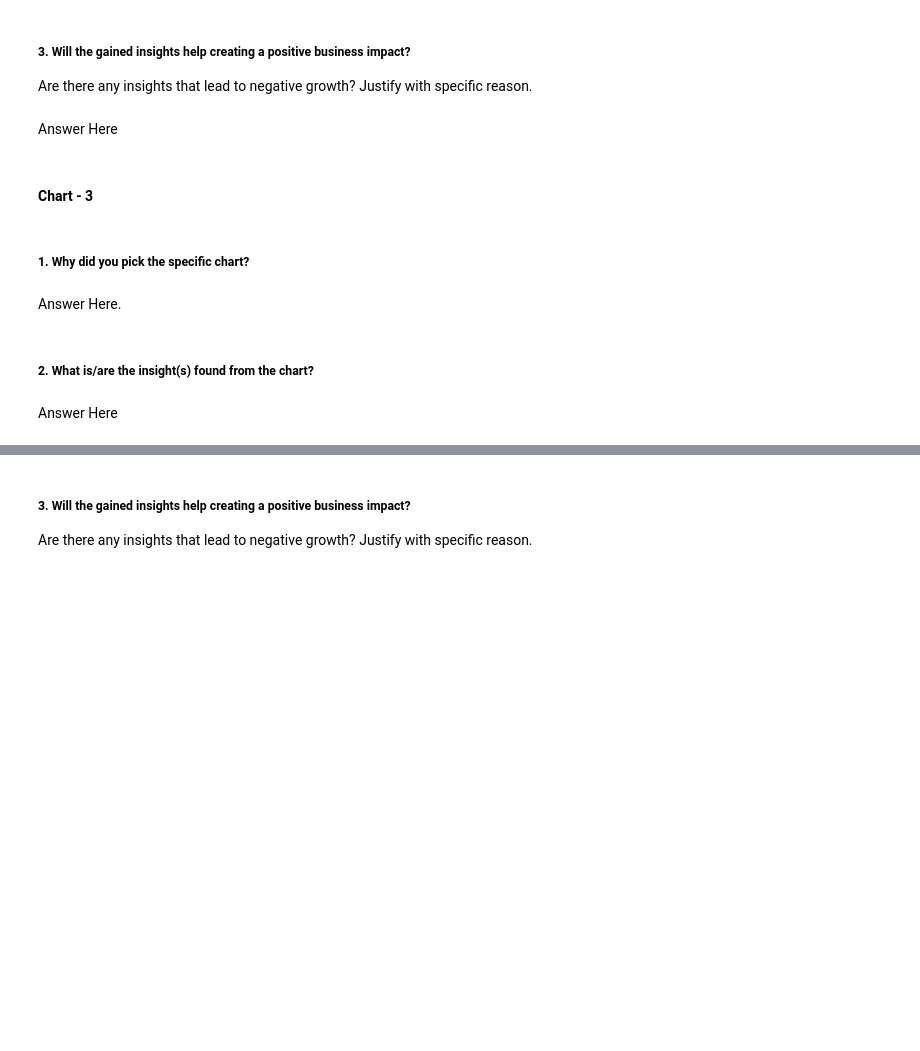
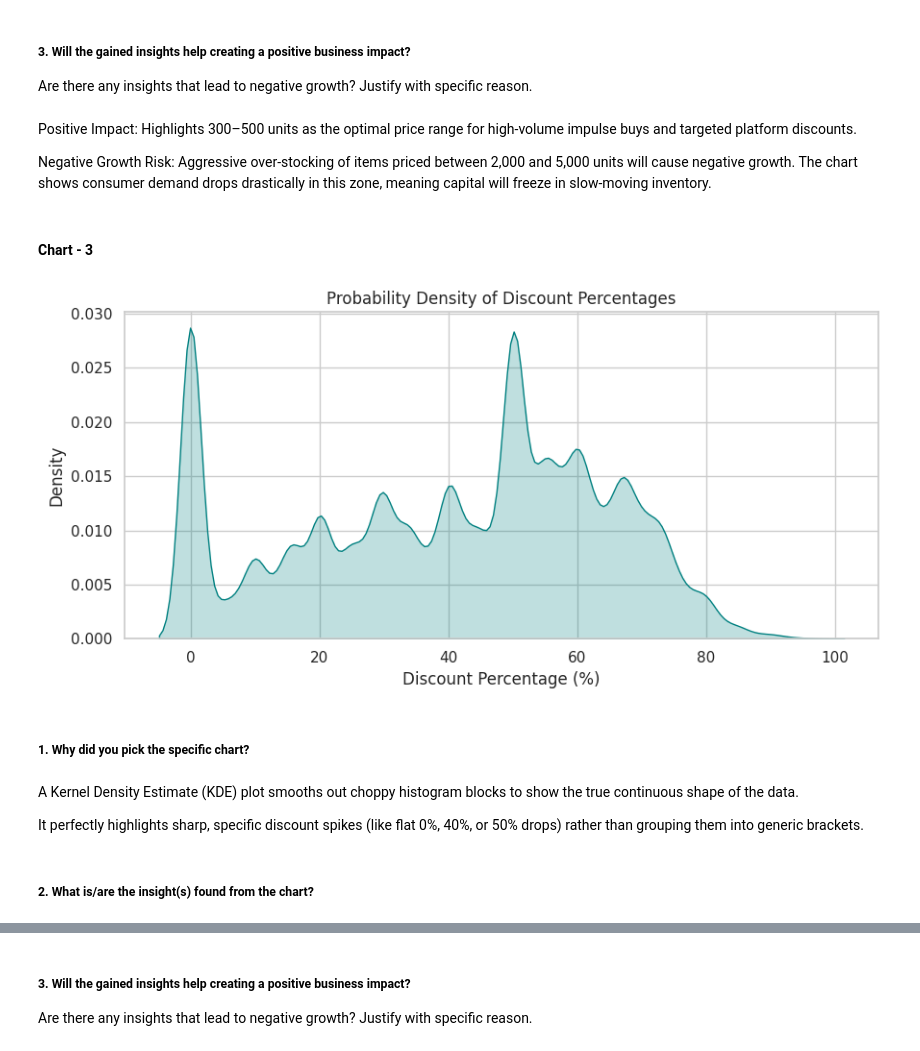
Before and after one commit to Bhuvneshwari19/flipkart-product-clustering, a Jupyter notebook: flipkart_products.ipynb, the cells around one changed output, grey strips where cells are left out. Cells and saved outputs as stored; diff of their text form; code cells hidden in the pictures; blank space fills up the shorter version.

```diff
--- a/flipkart_products.ipynb
+++ b/flipkart_products.ipynb
@@ -402,7 +441,9 @@ Answer Here
 # %% [markdown]
 ##### 3. Will the gained insights help creating a positive business impact?
 Are there any insights that lead to negative growth? Justify with specific reason.
-# %% [markdown]
-Answer Here
+# %% [markdown]
+Positive Impact: Highlights 300–500 units as the optimal price range for high-volume impulse buys and targeted platform discounts.
+
+Negative Growth Risk: Aggressive over-stocking of items priced between 2,000 and 5,000 units will cause negative growth. The chart shows consumer demand drops drastically in this zone, meaning capital will freeze in slow-moving inventory.
 # %% [markdown]
 #### Chart - 3
@@ -411,8 +450,21 @@ Answer Here
+# %%
+# Chart - 3 visualization code
+
+# Density of Discount Percentages
+
+plt.figure(figsize=(9, 4.5))
+sns.kdeplot(df['discount_percentage'], fill=True, color='teal', bw_adjust=0.5)
+plt.title('Probability Density of Discount Percentages')
+plt.xlabel('Discount Percentage (%)')
+plt.ylabel('Density')
+plt.tight_layout(); plt.show()
+# %% [output]
+[figure, added]
 # %% [markdown]
 ##### 1. Why did you pick the specific chart?
-# %% [markdown]
-Answer Here.
+# %% [markdown]
+ A Kernel Density Estimate (KDE) plot smooths out choppy histogram blocks to show the true continuous shape of the data.
+
+It perfectly highlights sharp, specific discount spikes (like flat 0%, 40%, or 50% drops) rather than grouping them into generic brackets.
 # %% [markdown]
 ##### 2. What is/are the insight(s) found from the chart?
-# %% [markdown]
-Answer Here
```
Also changed, not shown: parts of 112 cells of this notebook.
